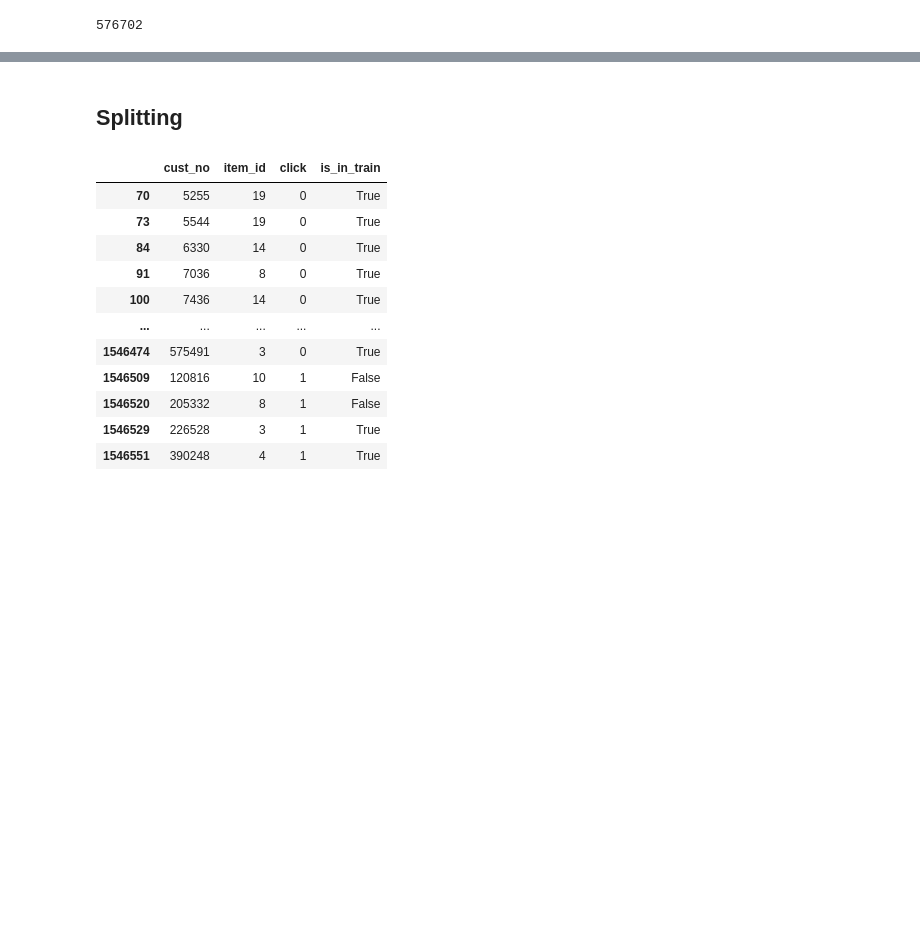
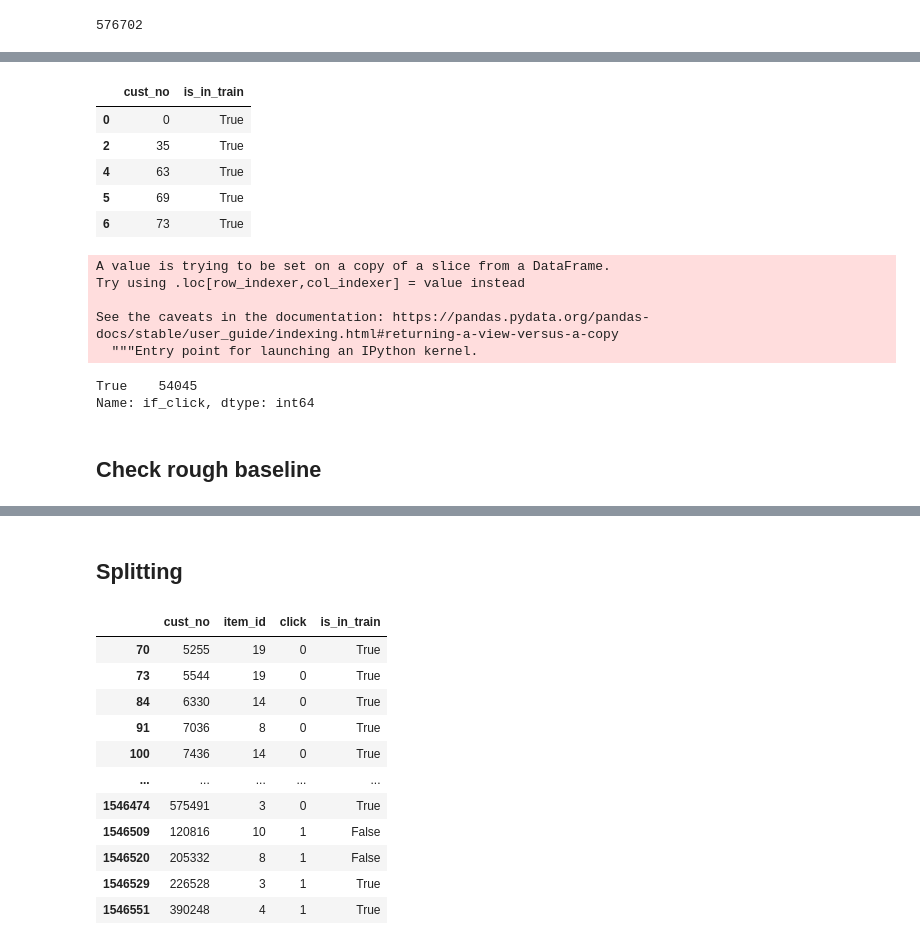
Before and after one commit to Chunger-Lo/LightGCN-PyTorch, a Jupyter notebook: data/sc/eda.ipynb, the cells around one changed output, grey strips where cells are left out. Saved outputs shown, nothing was run; the diff lists cells and outputs as text; code cells hidden in the pictures; blank space fills up the shorter version.

```diff
--- a/data/sc/eda.ipynb
+++ b/data/sc/eda.ipynb
@@ -23,0 +105,26 @@ len(user_list)
+# %%
+can_transducted = cust_category_test[cust_category_test['is_in_train']]
+# %%
+can_transducted.head()
+# %% [output]
+|  | cust_no | is_in_train |
+| 0 | 0 | True |
+| 2 | 35 | True |
+| 4 | 63 | True |
+| 5 | 69 | True |
+| 6 | 73 | True |
+# %%
+can_transducted['if_click'] = can_transducted.is_in_train > 0
+# %% [output]
+A value is trying to be set on a copy of a slice from a DataFrame.
+Try using .loc[row_indexer,col_indexer] = value instead
+
+See the caveats in the documentation: https://pandas.pydata.org/pandas-docs/stable/user_guide/indexing.html#returning-a-view-versus-a-copy
+  """Entry point for launching an IPython kernel.
+# %%
+can_transducted.if_click.value_counts()
+# %% [output]
+True    54045
+Name: if_click, dtype: int64
+# %% [markdown]
+## Check rough baseline
```
Also changed, not shown: parts of 30 cells of this notebook, 7 other files.
